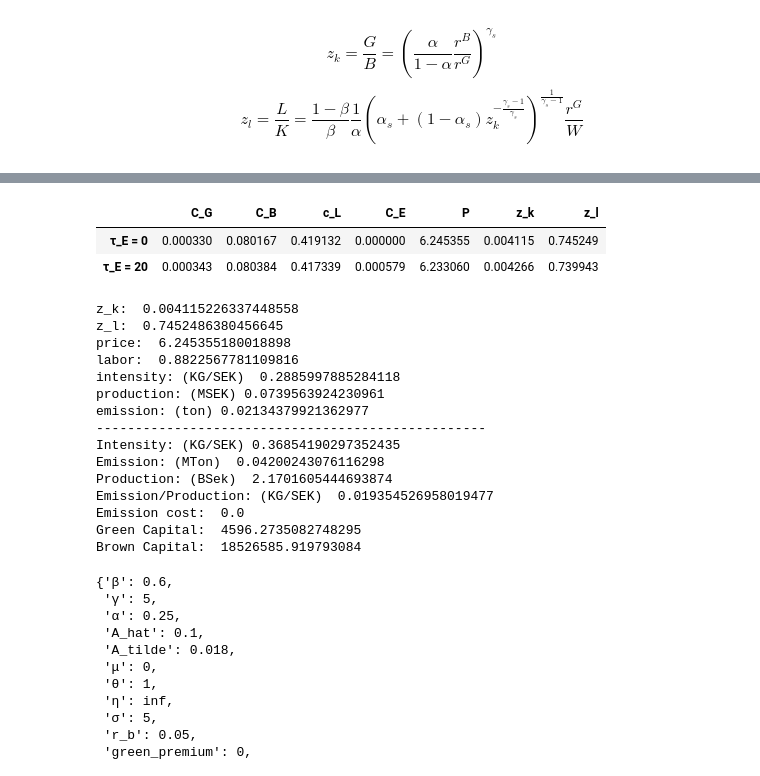
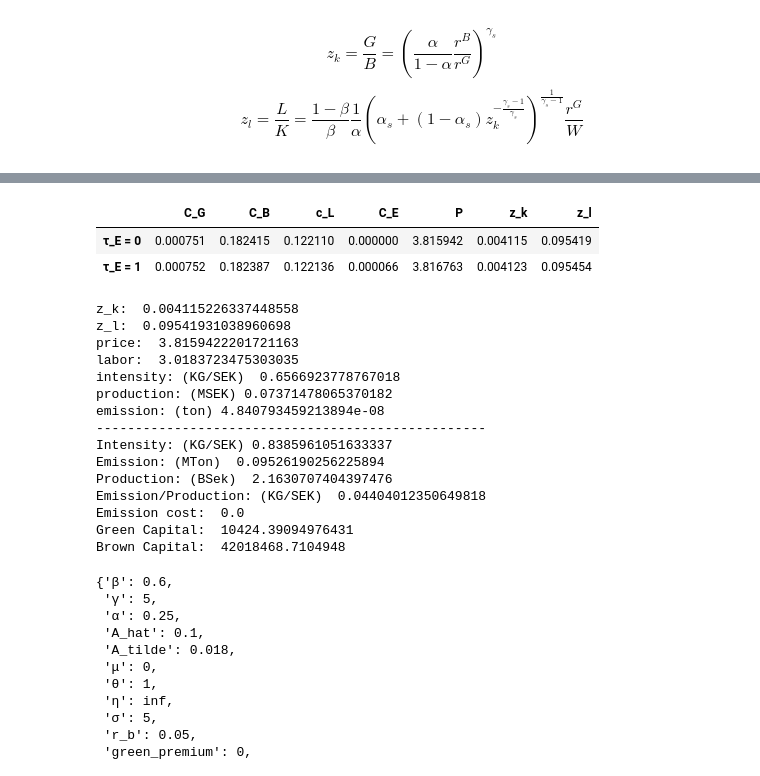
Before and after one commit to mortezaaghajanzadeh/Resource-Reallocation, a Jupyter notebook: code/test.ipynb, the cells around one changed output, grey strips where cells are left out. Cells and saved outputs as stored; diff of their text form; code cells hidden in the pictures.

```diff
--- a/code/test.ipynb
+++ b/code/test.ipynb
@@ -14,17 +14,21 @@ $$ z_l = \frac{L}{K} =  \frac{1-\beta}{\beta} \frac{1}{\alpha}(\alpha_s + (1-\al
 def function_z_k(α,γ,r_b, green_premium,τ_E,A_tilde):
     r_g = (1-green_premium) * r_b
     return (α/(1-α) * (r_b +τ_E/1000*A_tilde )/r_g) ** (γ)
+
+def function_green_ratio(α,γ,z_k):
+    return (α + (1-α)*(z_k** (-(γ-1)/γ)) ) ** (-(γ/(γ-1)))
+
+def function_brown_ratio(α,γ,z_k):
+    return (α * (z_k ** ((γ-1)/γ)) + (1 - α)) ** (-(γ/(γ-1)))
+
 def function_z_l(z_k,β,α,γ,w,green_premium,r_b):
     r_g = (1-green_premium) * r_b
-    return ((1-β)/β/α)* ((α + (1-α)*(z_k** (-(γ-1)/γ)) ) ** (1/(γ-1))) * (r_g/w)
-
-def function_intensity(A_tilde,A_hat,α,γ,z_l,z_k,β):
-    return (A_tilde/A_hat) * (α * (z_k ** ((γ-1)/γ)) + (1 - α)) ** (γ / (1-γ)) * (z_l ** (β-1))
+    return ((1-β)/β/α)* (function_green_ratio(α,γ,z_k)** (1/γ)) * (r_g/w)
 
 def function_price_detail(A_tilde,A_hat,α,γ,z_l,z_k,β,w,green_premium,r_b,σ,τ_E):
     r_g = (1-green_premium) * r_b
-    C_G = r_g * (((α + (1-α)*(z_k** (-(γ-1)/γ)) ) ** (γ / (1-γ))) * (z_l ** (β-1)))
-    C_B = r_b * ((α * (z_k ** ((γ-1)/γ)) + (1 - α)) ** (γ / (1-γ))) * (z_l ** (β-1))
+    C_G = r_g * ( function_green_ratio(α,γ,z_k) * (z_l ** (β-1)))
+    C_B = r_b * (function_brown_ratio(α,γ,z_k)) * (z_l ** (β-1))
     c_L = w * z_l ** (β)
     C_E = τ_E/1000 * A_tilde * C_B/r_b
     return C_G,C_B,c_L,C_E
@@ -35,6 +39,13 @@ def function_price(A_tilde,A_hat,α,γ,z_l,z_k,β,w,green_premium,r_b,σ,τ_E,de
         return C_G,C_B,c_L,C_E, σ/(σ-1) * (C_G + C_B + c_L + C_E) / A_hat
     else:
         return σ/(σ-1) * (C_G + C_B + c_L + C_E) / A_hat
+
+def function_intensity(A_tilde,A_hat,α,γ,z_l,z_k,β):
+    return (A_tilde/A_hat) * function_brown_ratio(α,γ,z_k) * (z_l ** (β-1))
+
+
+
+
 
 
 def optimal_labor(A_tilde,A_hat,α,γ,z_l,z_k,β,w,green_premium,r_b,σ,τ_E,κ=1e3):
@@ -167,31 +181,31 @@ df
 # %%
-τ_E = 20
+τ_E = 1
 z_k,z_l = optimal_ratios(parameters,τ_E)
 res1 = function_price(parameters['A_tilde'],parameters['A_hat'],parameters['α'],parameters['γ'],z_l,z_k,parameters['β'],parameters['w'],parameters['green_premium'],parameters['r_b'],parameters['σ'],τ_E,detail=True)
 res1 = res1 + (z_k,z_l)
 z_k,z_l = optimal_ratios(parameters,0)
 res2 = function_price(parameters['A_tilde'],parameters['A_hat'],parameters['α'],parameters['γ'],z_l,z_k,parameters['β'],parameters['w'],parameters['green_premium'],parameters['r_b'],parameters['σ'],0,detail=True)
 res2 = res2 + (z_k,z_l)
 df = pd.DataFrame([res2,res1],columns=['C_G','C_B','c_L','C_E','P','z_k','z_l'],index=['τ_E = 0','τ_E = {}'.format(τ_E)])
 
 df
 # %% [output]
 |  | C_G | C_B | c_L | C_E | P | z_k | z_l |
-| τ_E = 0 | 0.000330 | 0.080167 | 0.419132 | 0.000000 | 6.245355 | 0.004115 | 0.745249 |
-| τ_E = 20 | 0.000343 | 0.080384 | 0.417339 | 0.000579 | 6.233060 | 0.004266 | 0.739943 |
+| τ_E = 0 | 0.000751 | 0.182415 | 0.122110 | 0.000000 | 3.815942 | 0.004115 | 0.095419 |
+| τ_E = 1 | 0.000752 | 0.182387 | 0.122136 | 0.000066 | 3.816763 | 0.004123 | 0.095454 |
 # %%
 
 z_k,z_l,l,Y,p, intensity, emission = ratios_gen(parameters)
 print("z_k: ",z_k,"\nz_l: ",z_l,"\nprice: ",p,"\nlabor: ",l)
-print("intensity: (KG/SEK) ",function_intensity(params['A_tilde'],params['A_hat'],params['α'],params['γ'],z_l,z_k,params['β']))
-print("production: (MSEK)",production_function(params['A_hat'],params['β'],z_l,l))
-print("emission: (ton)",function_intensity(params['A_tilde'],params['A_hat'],params['α'],params['γ'],z_l,z_k,params['β']) * production_function(params['A_hat'],params['β'],z_l,l))
+print("intensity: (KG/SEK) ",function_intensity(parameters['A_tilde'],parameters['A_hat'],parameters['α'],parameters['γ'],z_l,z_k,parameters['β']))
+print("production: (MSEK)",production_function(parameters['A_hat'],parameters['β'],z_l,l))
+print("emission: (ton)",function_intensity(parameters['A_tilde'],parameters['A_hat'],parameters['α'],parameters['γ'],z_l,z_k,parameters['β']) * production_function(parameters['A_hat'],parameters['β'],z_l,l)/1e6)
 
 ##
 print("-"*50)
 ##
 
-emission, production, intensity, _, emission_cost, G_c, B_c,labor = simulate_firms(params['n'],params['A_tilde'],params['A_hat'],params['α'],params['γ'],params['r_b'], params['green_premium'],params['τ_E'],params['β'],params['w'],params['σ'])
+emission, production, intensity, _, emission_cost, G_c, B_c,labor = simulate_firms(parameters['n'],parameters['A_tilde'],parameters['A_hat'],parameters['α'],parameters['γ'],parameters['r_b'], parameters['green_premium'],parameters['τ_E'],parameters['β'],parameters['w'],parameters['σ'])
 print("Intensity: (KG/SEK)",intensity)
 print("Emission: (MTon) ",emission/1e6)
 print("Production: (BSek) ",production/1e6)
@@ -201,20 +215,20 @@ print("Green Capital: ",sum(G_c))
 print("Brown Capital: ",sum(B_c))
 # %% [output]
 z_k:  0.004115226337448558
-z_l:  0.7452486380456645
-price:  6.245355180018898
-labor:  0.8822567781109816
-intensity: (KG/SEK)  0.2885997885284118
-production: (MSEK) 0.0739563924230961
-emission: (ton) 0.02134379921362977
+z_l:  0.09541931038960698
+price:  3.8159422201721163
+labor:  3.0183723475303035
+intensity: (KG/SEK)  0.6566923778767018
+production: (MSEK) 0.07371478065370182
+emission: (ton) 4.840793459213894e-08
 --------------------------------------------------
-Intensity: (KG/SEK) 0.36854190297352435
-Emission: (MTon)  0.04200243076116298
-Production: (BSek)  2.1701605444693874
-Emission/Production: (KG/SEK)  0.019354526958019477
+Intensity: (KG/SEK) 0.8385961051633337
+Emission: (MTon)  0.09526190256225894
+Production: (BSek)  2.1630707404397476
+Emission/Production: (KG/SEK)  0.04404012350649818
 Emission cost:  0.0
-Green Capital:  4596.2735082748295
-Brown Capital:  18526585.919793084
+Green Capital:  10424.39094976431
+Brown Capital:  42018468.7104948
 # %%
 params
 # %% [output]
```
Also changed, not shown: parts of 1 cell of this notebook, 3 other files.
